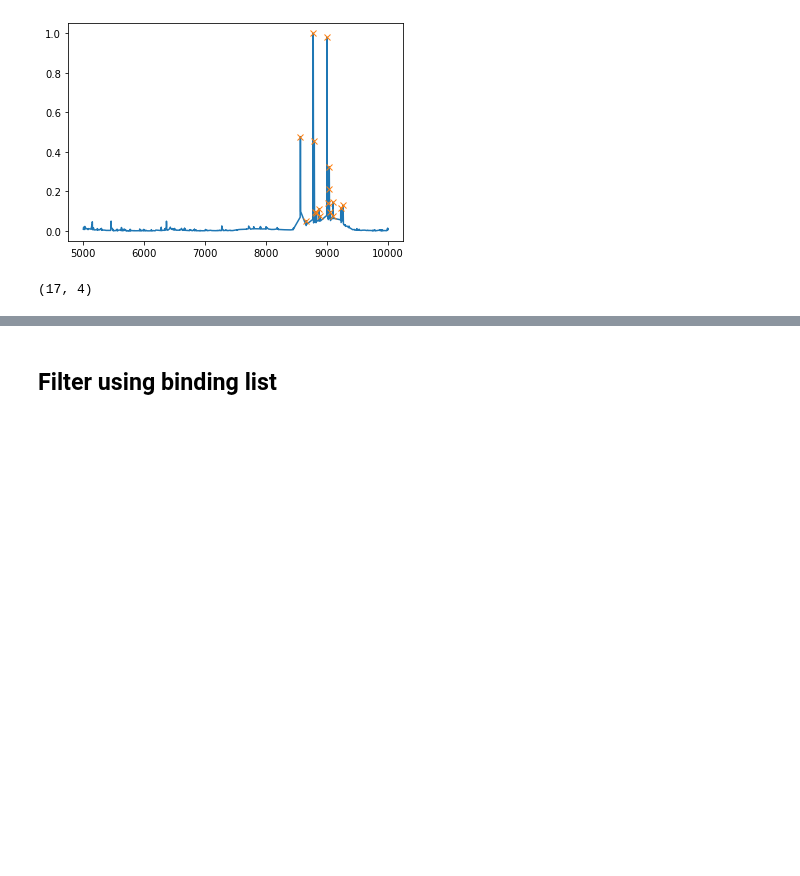
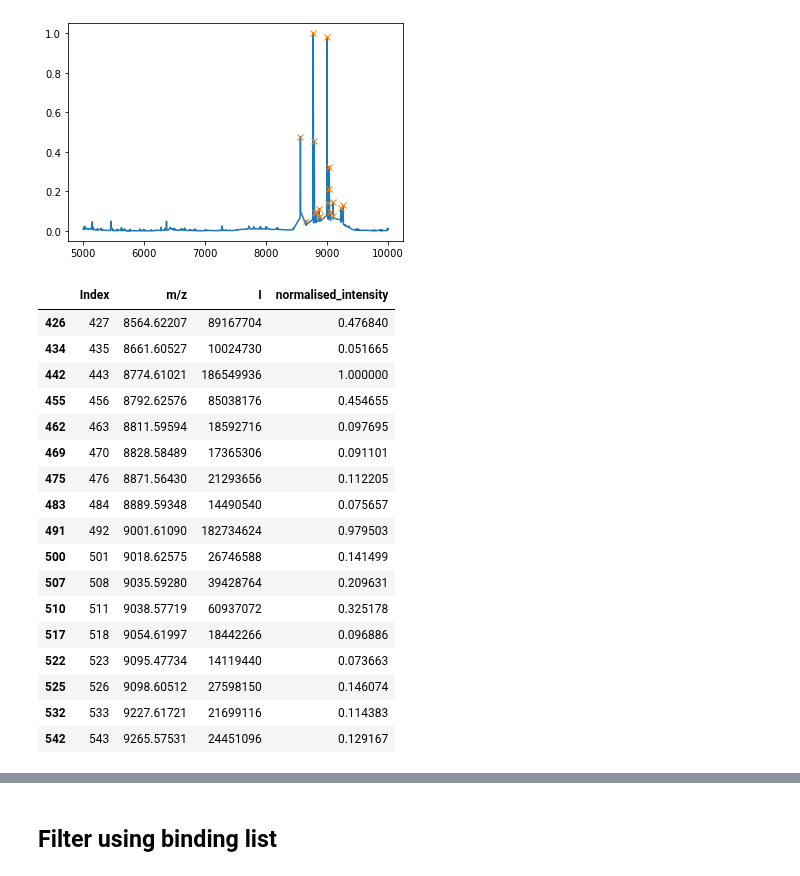
Before and after one commit to has-c/MLMSA, a Jupyter notebook: System 2 - Compound Search/Search.ipynb, the cells around one changed output, grey strips where cells are left out. Drawn from its saved outputs; the diff is of its cells as text; code cells hidden in the pictures; blank space fills up the shorter version.

```diff
--- a/System 2 - Compound Search/Search.ipynb
+++ b/System 2 - Compound Search/Search.ipynb
@@ -154,6 +172,23 @@ plt.plot(bound_df['m/z'][peaks], bound_df['normalised_intensity'][peaks], "x")
 [figure]
 # %%
 peaks_found = bound_df.loc[peaks]
-peaks_found.shape
+peaks_found
 # %% [output]
-(17, 4)
+|  | Index | m/z | I | normalised_intensity |
+| 426 | 427 | 8564.62207 | 89167704 | 0.476840 |
+| 434 | 435 | 8661.60527 | 10024730 | 0.051665 |
+| 442 | 443 | 8774.61021 | 186549936 | 1.000000 |
+| 455 | 456 | 8792.62576 | 85038176 | 0.454655 |
+| 462 | 463 | 8811.59594 | 18592716 | 0.097695 |
+| 469 | 470 | 8828.58489 | 17365306 | 0.091101 |
+| 475 | 476 | 8871.56430 | 21293656 | 0.112205 |
+| 483 | 484 | 8889.59348 | 14490540 | 0.075657 |
+| 491 | 492 | 9001.61090 | 182734624 | 0.979503 |
+| 500 | 501 | 9018.62575 | 26746588 | 0.141499 |
+| 507 | 508 | 9035.59280 | 39428764 | 0.209631 |
+| 510 | 511 | 9038.57719 | 60937072 | 0.325178 |
+| 517 | 518 | 9054.61997 | 18442266 | 0.096886 |
+| 522 | 523 | 9095.47734 | 14119440 | 0.073663 |
+| 525 | 526 | 9098.60512 | 27598150 | 0.146074 |
+| 532 | 533 | 9227.61721 | 21699116 | 0.114383 |
+| 542 | 543 | 9265.57531 | 24451096 | 0.129167 |
```
Also changed, not shown: parts of 2 cells of this notebook, 7 other files.
